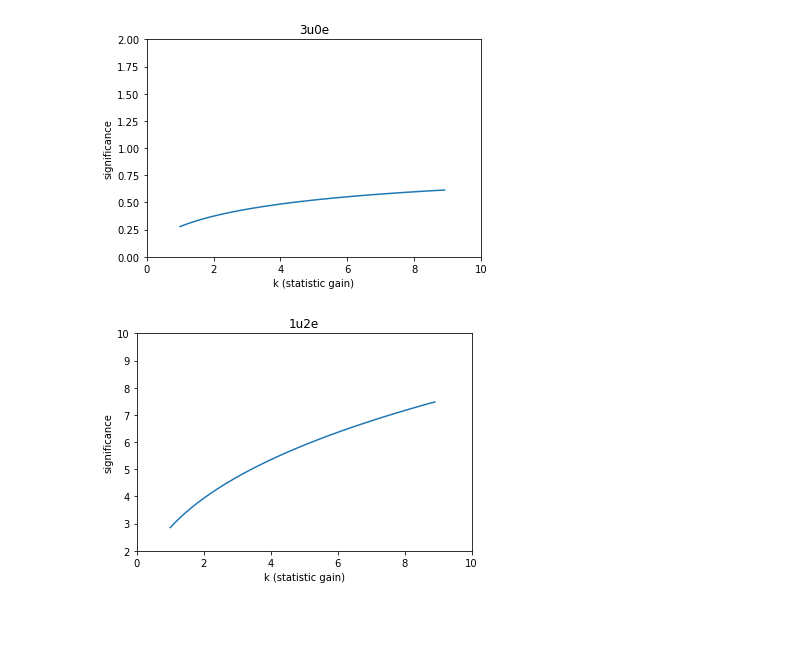
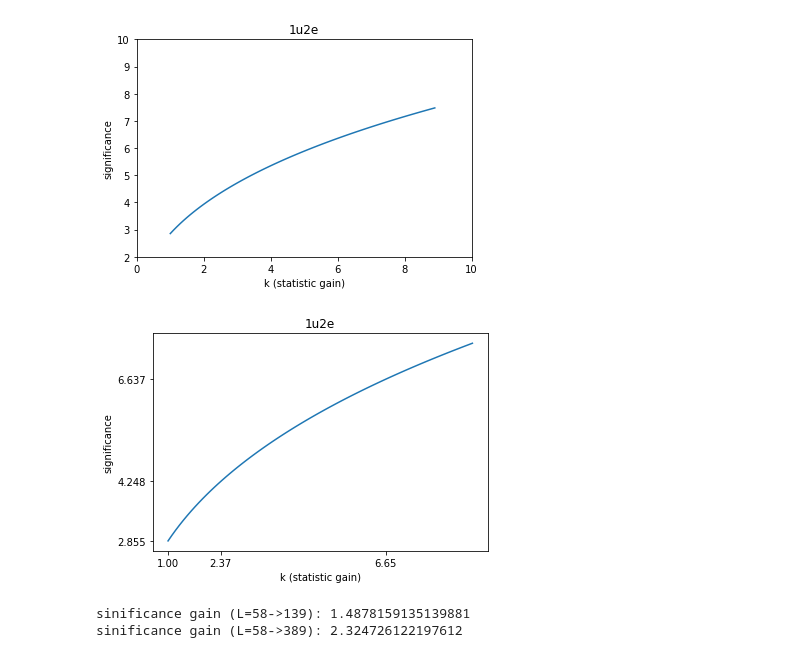
Before and after one commit to Howard1313/BDT, a Jupyter notebook: significance_gain.ipynb, the cells around one changed output. Cells and saved outputs as stored; diff of their text form; code cells hidden in the pictures; blank space fills up the shorter version.

```diff
--- a/significance_gain.ipynb
+++ b/significance_gain.ipynb
@@ -73,72 +159,52 @@ plt.show()
 # %%
 import numpy as np
 import math
 import matplotlib.pyplot as plt
 
-s_base = 0.19
-b_base = 0.36
-db_base = 0.19
+s_base = 0.86
+b_base = 0.002
+db_base = 0.002
 x_list=[]
 y_list=[]
 
 def get_xy(formula, n):
     x=0.1*n
-    y = formula(s_base,b_base,db_base,x)  # <- note now we're calling the function 'formula' with x
+    y = formula(x)  # <- note now we're calling the function 'formula' with x
     x_list.append(x)
     y_list.append(y)
 
-def my_formula(s_base,b_base,db_base,k):
+def my_formula(k):
     s = k*s_base
     b = k*b_base
     db= k*db_base
     sqrtInput = 2.*((s + b) * np.log( (s + b) * (b + db*db)/( b*b + (s + b) * db * db) )-b*b / (db*db) * np.log( 1. + db*db*s / (b * (b + db*db) ) ) )
     return math.sqrt(sqrtInput)
 
+
 for n in range(10, 90):
     get_xy(my_formula, n)
 
 plt.plot(x_list, y_list)
-plt.title("3u0e")
+plt.title("1u2e")
 plt.xlabel("k (statistic gain)")
 plt.ylabel('significance')
 plt.xlim((0,10))
-plt.ylim((0,2))
+plt.ylim((2,10))
 plt.show()
+
+
+plt.plot(x_list, y_list)
+plt.title("1u2e")
+plt.xlabel("k (statistic gain)")
+plt.ylabel('significance')
+plt.xticks([1,2.37,6.65])
+plt.yticks([my_formula(1),my_formula(2.37),my_formula(6.65)])
+plt.show()
+
+print("sinificance gain (L=58->139):",my_formula(2.37)/my_formula(1))
+print("sinificance gain (L=58->389):",my_formula(6.65)/my_formula(1))
 # %% [output]
-[figure, old version]
+[figure, new version]
+[figure, added]
+sinificance gain (L=58->139): 1.4878159135139881
+sinificance gain (L=58->389): 2.324726122197612
-# %%
-import numpy as np
-import math
-import matplotlib.pyplot as plt
-
-s_base = 0.86
-b_base = 0.002
-db_base = 0.002
-x_list=[]
-y_list=[]
-
-def get_xy(formula, n):
-    x=0.1*n
-    y = formula(s_base,b_base,db_base,x)  # <- note now we're calling the function 'formula' with x
-    x_list.append(x)
-    y_list.append(y)
-
-def my_formula(s_base,b_base,db_base,k):
-    s = k*s_base
-    b = k*b_base
-    db= k*db_base
-    sqrtInput = 2.*((s + b) * np.log( (s + b) * (b + db*db)/( b*b + (s + b) * db * db) )-b*b / (db*db) * np.log( 1. + db*db*s / (b * (b + db*db) ) ) )
-    return math.sqrt(sqrtInput)
-
-for n in range(10, 90):
-    get_xy(my_formula, n)
-
-plt.plot(x_list, y_list)
-plt.title("1u2e")
-plt.xlabel("k (statistic gain)")
-plt.ylabel('significance')
-plt.xlim((0,10))
-plt.ylim((2,10))
-plt.show()
-# %% [output]
-[figure, removed]
```
Also changed, not shown: parts of 3 cells of this notebook.
